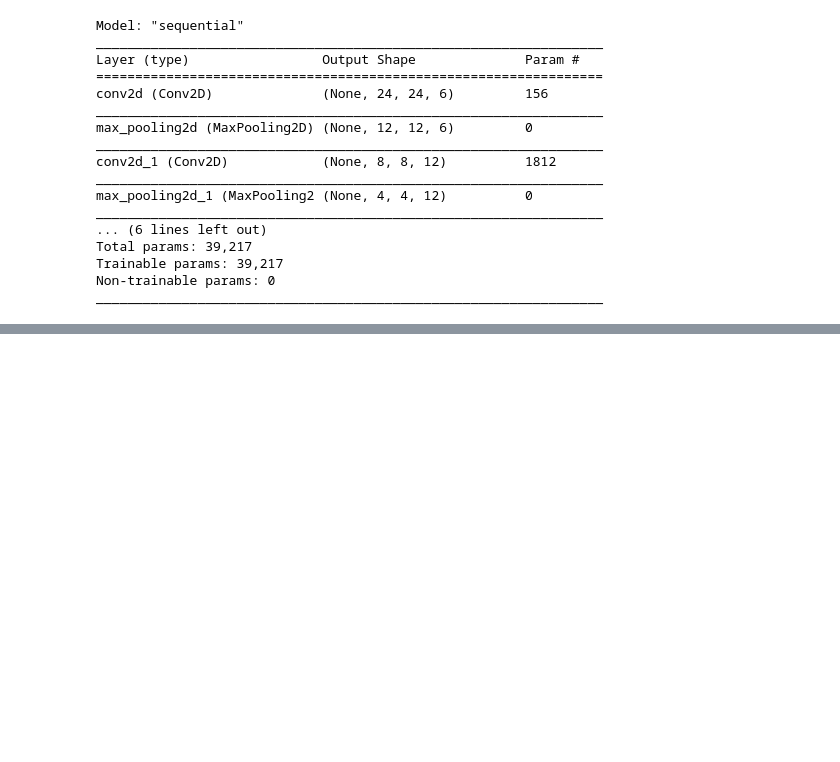
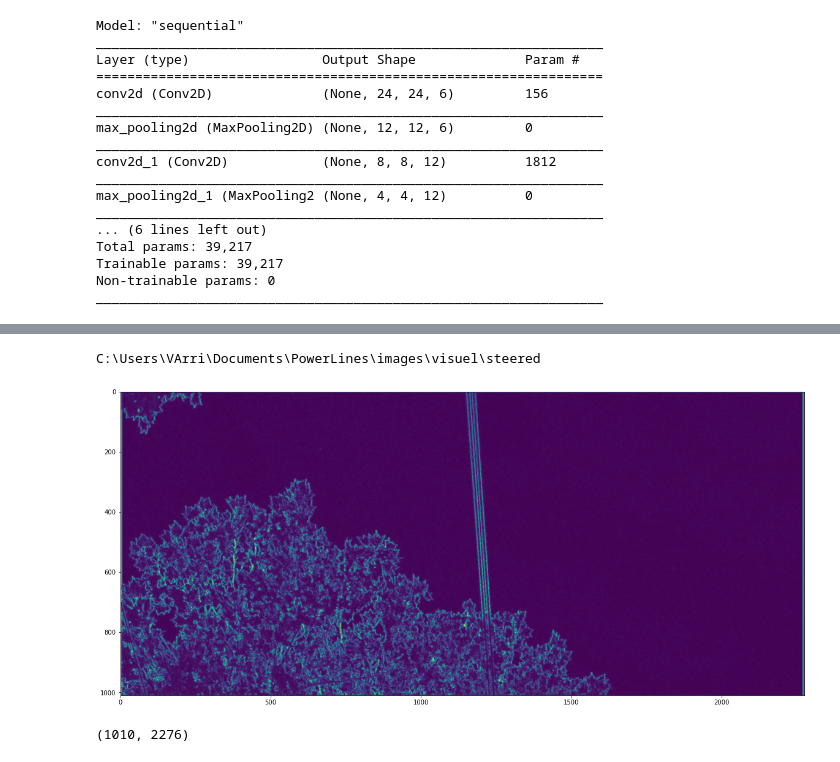
Before and after one commit to vintel38/PowerLines, a Jupyter notebook: PowerLine.ipynb, the cells around one changed output, grey strips where cells are left out. Cells and saved outputs as stored; diff of their text form; code cells hidden in the pictures; blank space fills up the shorter version.

```diff
--- a/PowerLine.ipynb
+++ b/PowerLine.ipynb
@@ -249,0 +251,28 @@ for i in range(9):
+# %%
+os.chdir(r"C:\Users\VArri\Documents\PowerLines\images\visuel\steered")
+path = os.getcwd()
+print(path)
+
+img_name = "20210507_133045_007_edge_steered.jpg"
+img_path = os.path.join(path, img_name)
+img = cv2.imread(img_path, 0)
+img = img.astype('float32') /255
+
+img = img[:int(img.shape[0]/4), :]
+
+img_shape = img.shape
+detect = np.zeros(img_shape)
+
+HT = int(28/2)
+# %% [output]
+C:\Users\VArri\Documents\PowerLines\images\visuel\steered
+# %%
+plt.figure(figsize=(20,10))
+plt.imshow(img)
+plt.show()
+# %% [output]
+[figure, added]
+# %%
+img.shape
+# %% [output]
+(1010, 2276)
```
Also changed, not shown: parts of 20 cells of this notebook.
